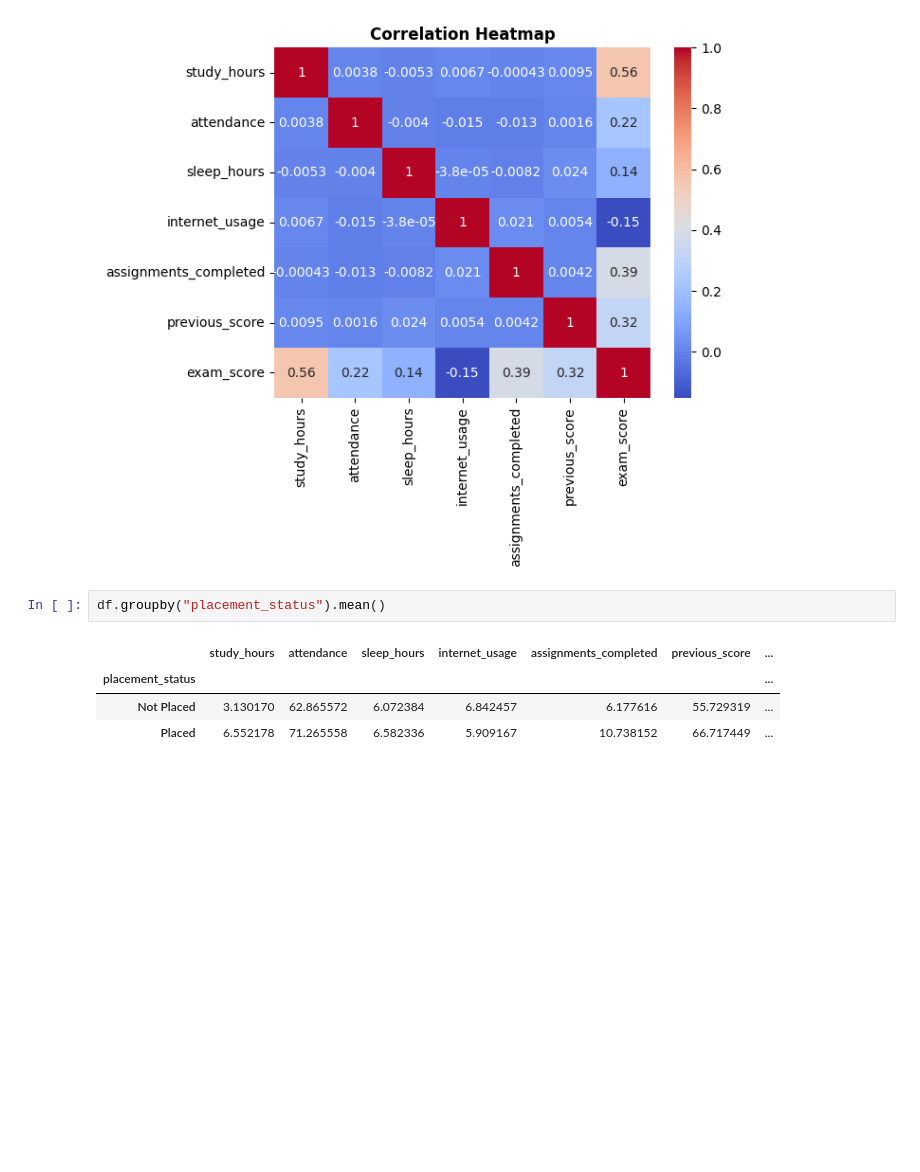
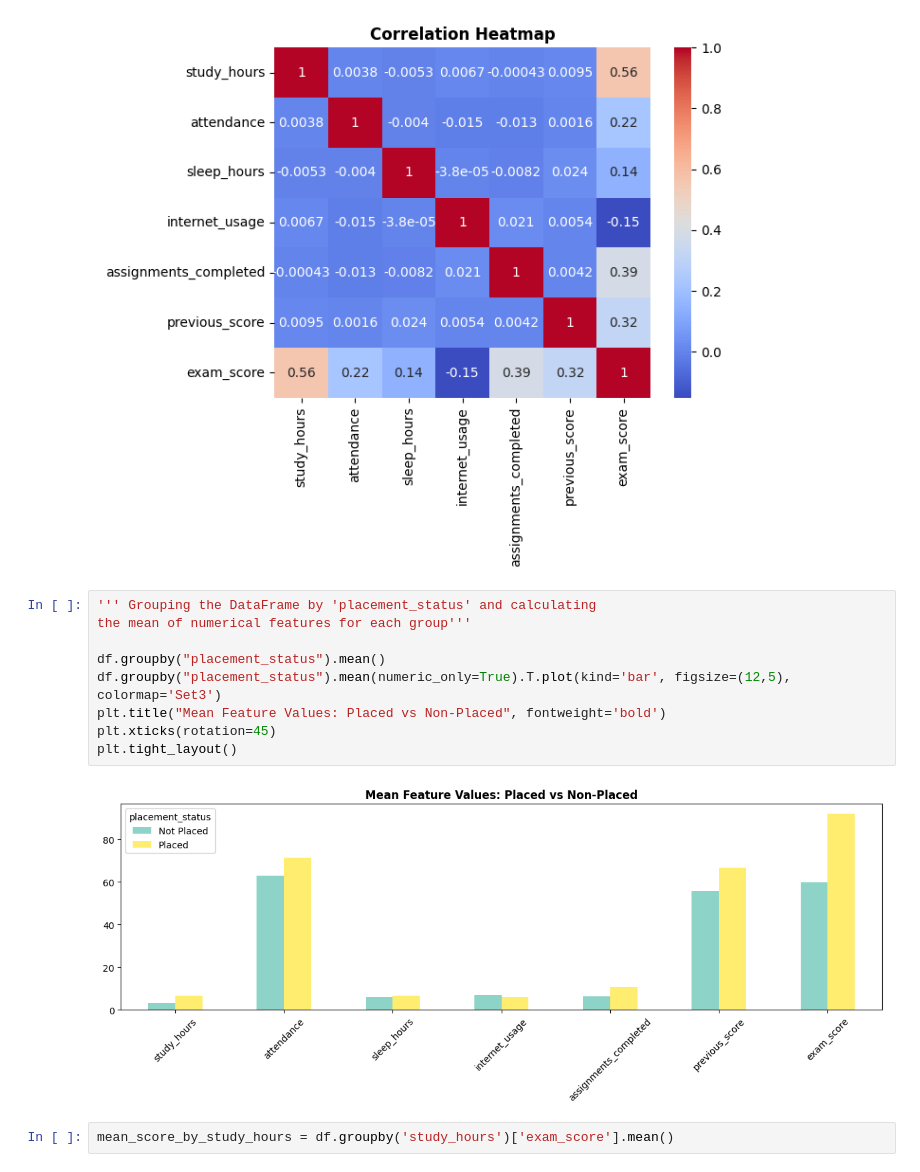
Before and after one commit to Gopi-Dinesh-Mandapaneni/student-performance-placement-analysis, a Jupyter notebook: main.ipynb, the cells around one changed output. Saved outputs shown, nothing was run; the diff lists cells and outputs as text; blank space fills up the shorter version.

```diff
--- a/main.ipynb
+++ b/main.ipynb
@@ -140,9 +197,15 @@ plt.title("Correlation Heatmap", fontweight='bold')
 Text(0.5, 1.0, 'Correlation Heatmap')
 [figure]
 # %%
+''' Grouping the DataFrame by 'placement_status' and calculating
+the mean of numerical features for each group'''
+
 df.groupby("placement_status").mean()
+df.groupby("placement_status").mean(numeric_only=True).T.plot(kind='bar', figsize=(12,5), colormap='Set3')
+plt.title("Mean Feature Values: Placed vs Non-Placed", fontweight='bold')
+plt.xticks(rotation=45)
+plt.tight_layout()
 # %% [output]
-|  | study_hours | attendance | sleep_hours | internet_usage | assignments_completed | previous_score | ... |
-| placement_status |  |  |  |  |  |  | ... |
-| Not Placed | 3.130170 | 62.865572 | 6.072384 | 6.842457 | 6.177616 | 55.729319 | ... |
-| Placed | 6.552178 | 71.265558 | 6.582336 | 5.909167 | 10.738152 | 66.717449 | ... |
+[figure, added]
+# %%
+mean_score_by_study_hours = df.groupby('study_hours')['exam_score'].mean()
```
Also changed, not shown: parts of 18 cells of this notebook.
